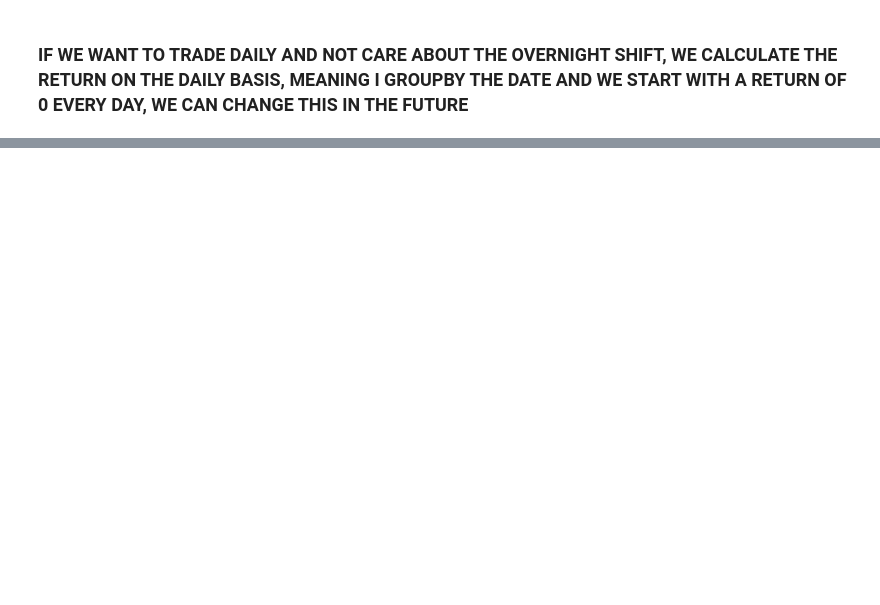
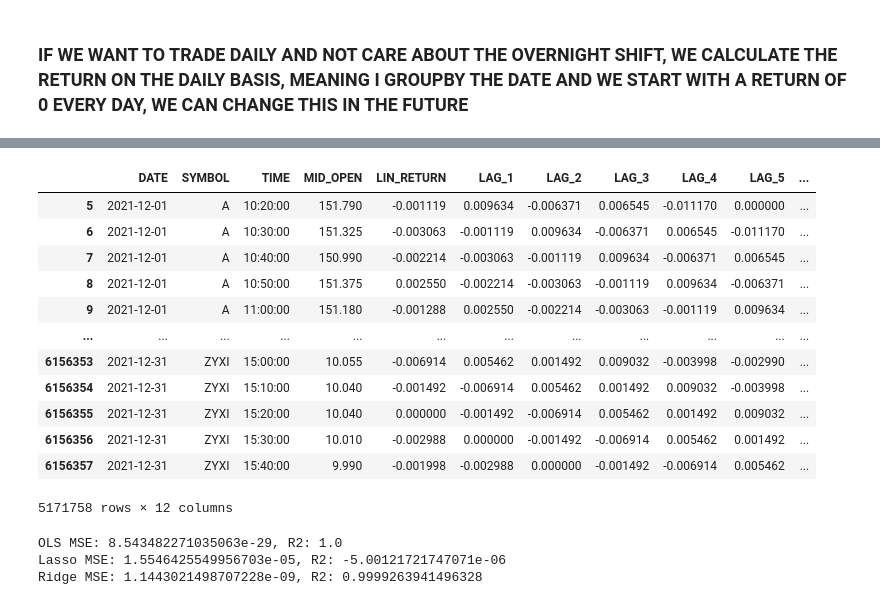
Before and after one commit to PipsCods/High-Frequency-Trading-with-Deep-Learning, a Jupyter notebook: src/notebooks/data_loading.ipynb, the cells around one changed output, grey strips where cells are left out. Cells and saved outputs as stored; diff of their text form; code cells hidden in the pictures; blank space fills up the shorter version.

Commit message:
regressions

```diff
--- a/src/notebooks/data_loading.ipynb
+++ b/src/notebooks/data_loading.ipynb
@@ -50,3 +76,6 @@ df["RETURN"] = df["RETURN"].fillna(0)
 # SAVE THE PARQUET IN THE DATA FOLDER FOR EASY ACCESS NEXT TIME
 
 df.to_parquet("../../data/high_10m.parquet", index = False)
+# %%
+df = pd.read_parquet("../../data/high_10m.parquet")
+df
@@ -52,0 +96,17 @@ df.to_parquet("../../data/high_10m.parquet", index = False)
+# %%
+# EDA
+print(df["LIN_RETURN"].describe())
+
+# distribution
+plt.figure(figsize=(8, 4))
+sns.histplot(df["LIN_RETURN"], bins=100, kde=True)
+plt.title("Distribution of linear Returns")
+plt.show()
+
+# treat the outliers, winsorize
+from scipy.stats.mstats import winsorize
+df["LIN_RETURN"] = winsorize(df["LIN_RETURN"], limits=[0.01, 0.01])
+plt.figure(figsize=(8, 4))
+sns.histplot(df["LIN_RETURN"], bins=100, kde=True)
+plt.title("Distribution of linear Returns after winsorization")
+plt.show()
@@ -52,0 +128,30 @@ df.to_parquet("../../data/high_10m.parquet", index = False)
+# %%
+df = df.sort_values(by=["SYMBOL", "DATE", "TIME"])
+
+#Regressors
+# lagged returns
+lags = 5
+for lag in range(1, lags + 1):
+    df[f"LAG_{lag}"] = df.groupby(["SYMBOL", "DATE"])["LIN_RETURN"].shift(lag)
+
+# rolling mean and std
+window_size = 5
+df['rolling_mean'] = df.groupby(["SYMBOL", "DATE"])["LIN_RETURN"].rolling(window=window_size, min_periods=1).mean().reset_index(level=[0,1], drop=True)
+df['rolling_std'] = df.groupby(["SYMBOL", "DATE"])["LIN_RETURN"].rolling(window=window_size, min_periods=1).std().reset_index(level=[0,1], drop=True)
+df = df.dropna(subset=["LIN_RETURN", "rolling_mean", "rolling_std"] + [f"LAG_{lag}" for lag in range(1, lags + 1)])
+
+df
+# %% [output]
+|  | DATE | SYMBOL | TIME | MID_OPEN | LIN_RETURN | LAG_1 | LAG_2 | LAG_3 | LAG_4 | LAG_5 | ... |
+| 5 | 2021-12-01 | A | 10:20:00 | 151.790 | -0.001119 | 0.009634 | -0.006371 | 0.006545 | -0.011170 | 0.000000 | ... |
+| 6 | 2021-12-01 | A | 10:30:00 | 151.325 | -0.003063 | -0.001119 | 0.009634 | -0.006371 | 0.006545 | -0.011170 | ... |
+| 7 | 2021-12-01 | A | 10:40:00 | 150.990 | -0.002214 | -0.003063 | -0.001119 | 0.009634 | -0.006371 | 0.006545 | ... |
+| 8 | 2021-12-01 | A | 10:50:00 | 151.375 | 0.002550 | -0.002214 | -0.003063 | -0.001119 | 0.009634 | -0.006371 | ... |
+| 9 | 2021-12-01 | A | 11:00:00 | 151.180 | -0.001288 | 0.002550 | -0.002214 | -0.003063 | -0.001119 | 0.009634 | ... |
+| ... | ... | ... | ... | ... | ... | ... | ... | ... | ... | ... | ... |
+| 6156353 | 2021-12-31 | ZYXI | 15:00:00 | 10.055 | -0.006914 | 0.005462 | 0.001492 | 0.009032 | -0.003998 | -0.002990 | ... |
+| 6156354 | 2021-12-31 | ZYXI | 15:10:00 | 10.040 | -0.001492 | -0.006914 | 0.005462 | 0.001492 | 0.009032 | -0.003998 | ... |
+| 6156355 | 2021-12-31 | ZYXI | 15:20:00 | 10.040 | 0.000000 | -0.001492 | -0.006914 | 0.005462 | 0.001492 | 0.009032 | ... |
+| 6156356 | 2021-12-31 | ZYXI | 15:30:00 | 10.010 | -0.002988 | 0.000000 | -0.001492 | -0.006914 | 0.005462 | 0.001492 | ... |
+| 6156357 | 2021-12-31 | ZYXI | 15:40:00 | 9.990 | -0.001998 | -0.002988 | 0.000000 | -0.001492 | -0.006914 | 0.005462 | ... |
+5171758 rows × 12 columns
@@ -52,0 +193,29 @@ df.to_parquet("../../data/high_10m.parquet", index = False)
+# %%
+# OLS regression lin_ret = b0 + b1*lag1 + b2*lag2 + b3*lag3 + b4*lag4 + b5*lag5 + b6*rolling_mean + b7*rolling_std
+ols_model = LinearRegression()
+ols_model.fit(X_train, y_train)
+y_pred_ols = ols_model.predict(X_test)
+ols_mse = mean_squared_error(y_test, y_pred_ols)
+ols_r2 = r2_score(y_test, y_pred_ols)
+print(f"OLS MSE: {ols_mse}, R2: {ols_r2}")
+
+# Lasso regression
+lasso_model = Lasso(alpha=0.1)
+lasso_model.fit(X_train, y_train)
+y_pred_lasso = lasso_model.predict(X_test)
+lasso_mse = mean_squared_error(y_test, y_pred_lasso)
+lasso_r2 = r2_score(y_test, y_pred_lasso)
+print(f"Lasso MSE: {lasso_mse}, R2: {lasso_r2}")
+# TODO: use differnt alpha values
+
+# Ridge regression
+ridge_model = Ridge(alpha=0.1)
+ridge_model.fit(X_train, y_train)
+y_pred_ridge = ridge_model.predict(X_test)
+ridge_mse = mean_squared_error(y_test, y_pred_ridge)
+ridge_r2 = r2_score(y_test, y_pred_ridge)
+print(f"Ridge MSE: {ridge_mse}, R2: {ridge_r2}")
+# %% [output]
+OLS MSE: 8.543482271035063e-29, R2: 1.0
+Lasso MSE: 1.5546425549956703e-05, R2: -5.00121721747071e-06
+Ridge MSE: 1.1443021498707228e-09, R2: 0.9999263941496328
```
Also changed, not shown: parts of 9 cells of this notebook.
